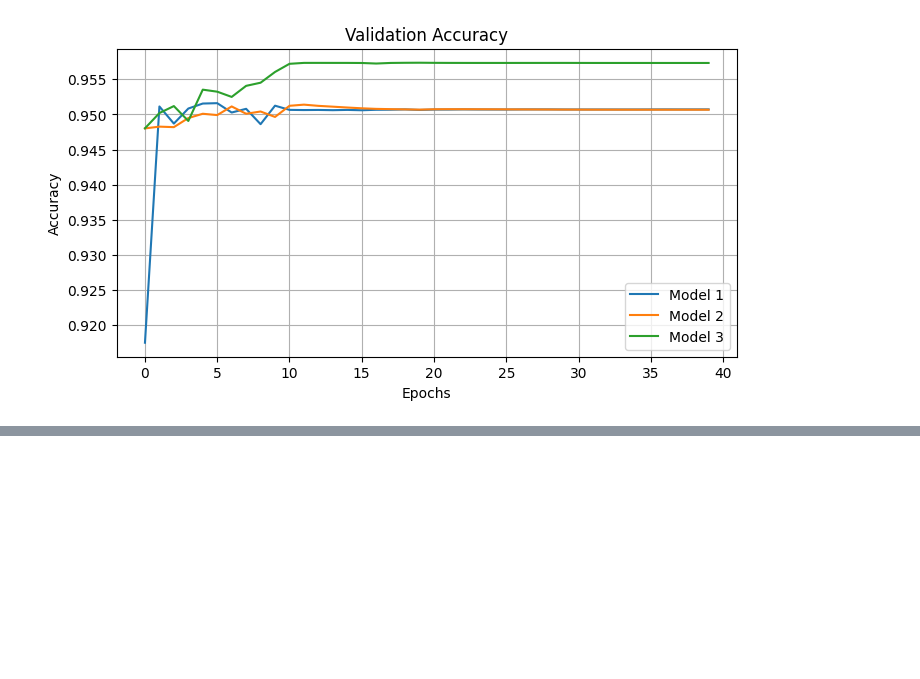
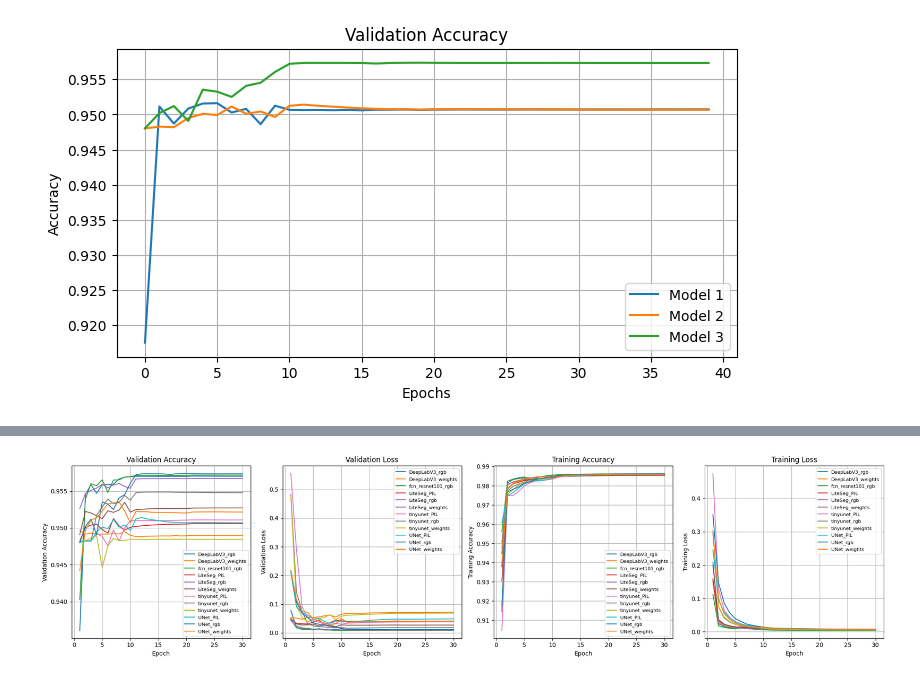
Before and after one commit to usmanraza121/Learned_weights_FUSeg, a Jupyter notebook: plots.ipynb, the cells around one changed output, grey strips where cells are left out. Cells and saved outputs as stored; diff of their text form; code cells hidden in the pictures; blank space fills up the shorter version.

Commit message:
add plots

```diff
--- a/plots.ipynb
+++ b/plots.ipynb
@@ -118,0 +114,29 @@ plot_metric('valid_acc', 'Validation Accuracy', model_data)
+# %%
+def plot_metrics(metrics, metric_labels, model_data):
+    num_metrics = len(metrics)
+    fig, axs = plt.subplots(1, num_metrics, figsize=(5 * num_metrics, 5), sharex=True)
+
+    if num_metrics == 1:
+        axs = [axs]  # Ensure axs is iterable for a single subplot.
+
+    for i, (metric, ylabel) in enumerate(zip(metrics, metric_labels)):
+        ax = axs[i]
+        for model_name, data in model_data.items():
+            ax.plot(data['epoch'][:30], data[metric][:30], label=model_name)
+        ax.set_title(ylabel)
+        ax.set_xlabel('Epoch')
+        ax.set_ylabel(ylabel)
+        ax.legend(loc='best', fontsize=8)
+        ax.grid()
+
+    plt.tight_layout()
+    plt.show()
+# %%
+# Metrics to plot and their corresponding labels
+metrics = ['valid_acc', 'valid_loss', 'train_acc', 'train_loss']
+metric_labels = ['Validation Accuracy', 'Validation Loss', 'Training Accuracy', 'Training Loss']
+
+# Call the function to plot subplots
+plot_metrics(metrics, metric_labels, model_data)
+# %% [output]
+[figure, added]
```
Also changed, not shown: parts of 5 cells of this notebook, 5 other files.
